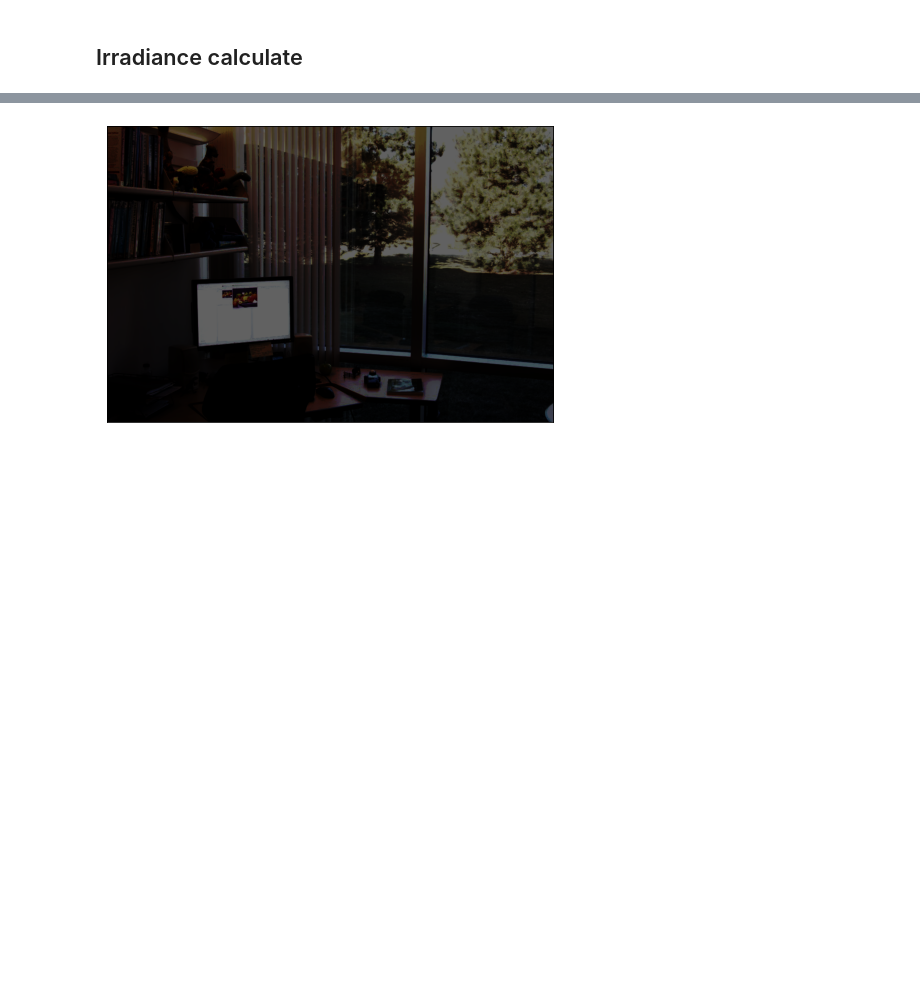
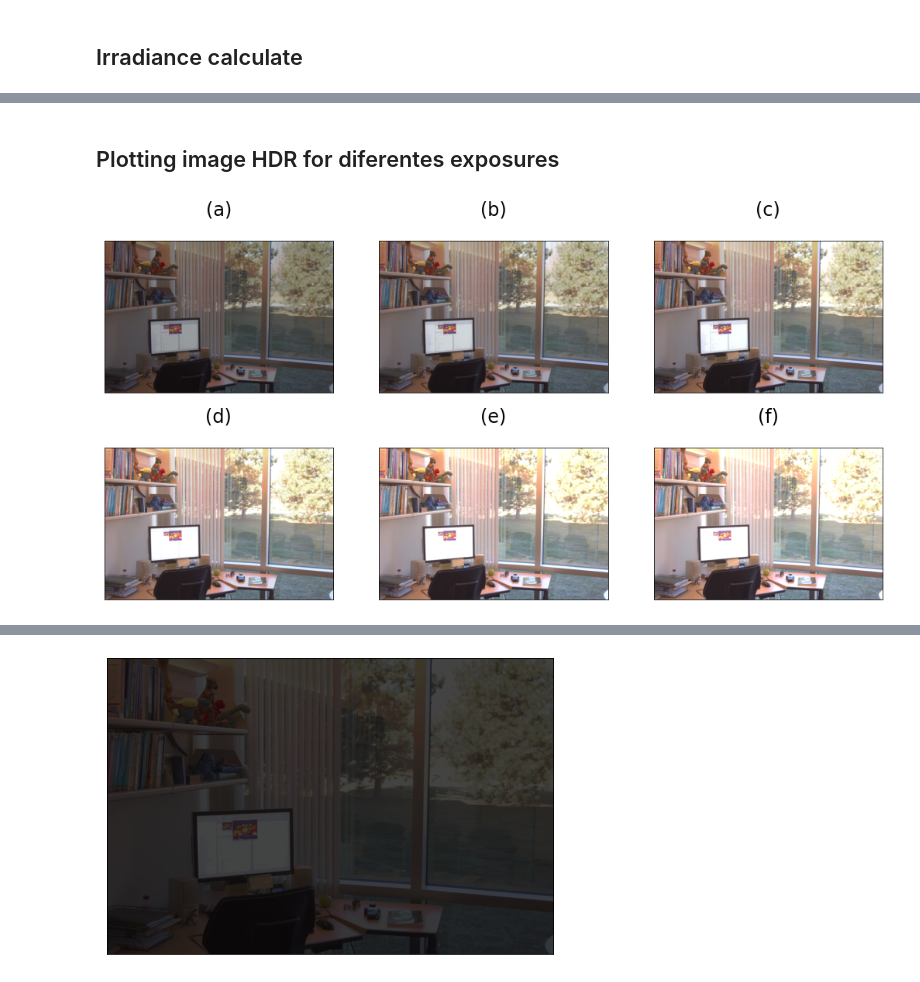
Before and after one commit to GuilhermeTorresMarquesVidal/CP-Assignment_2-HDR_Imaging_andTone_Mapping, a Jupyter notebook: Main.ipynb, the cells around one changed output, grey strips where cells are left out. Saved outputs shown, nothing was run; the diff lists cells and outputs as text; code cells hidden in the pictures; blank space fills up the shorter version.

```diff
--- a/Main.ipynb
+++ b/Main.ipynb
@@ -42,7 +63,9 @@ Em = calc_irradiance(
 # %%
-mult_exposures = np.array([20,50,60,80])
+mult_exposures = np.array([20,40,60,80,100,120])
 
 images_HDR = []
 
 for exposure in mult_exposures:
-    images_HDR.append(remove_out_layers((Em*exposure).astype(int)))
+    temp = Em*exposure
+    temp = gamma_correction(image = temp, gamma = gamma).astype(int)
+    images_HDR.append(temp)
@@ -110,0 +72,29 @@ img_LG = img_LG.astype(int)
+# %% [markdown]
+## Plotting image HDR for diferentes exposures
+# %%
+fig, axs = plt.subplots(2,3, figsize = (18,9))
+
+axs[0][0].imshow(images_HDR[0])
+axs[0][1].imshow(images_HDR[1])
+axs[0][2].imshow(images_HDR[2])
+axs[1][0].imshow(images_HDR[3])
+axs[1][1].imshow(images_HDR[4])
+axs[1][2].imshow(images_HDR[5])
+
+titles = [['(a)\n', '(b)\n', '(c)\n'], ['(d)\n', '(e)\n', '(f)\n']]
+
+for axss, titless in zip(axs,titles):
+    for ax, title in zip(axss, titless):
+
+        # Set title
+
+        ax.set_title(title, fontsize = 24)
+
+        # Remove axis
+
+        ax.xaxis.set_major_locator(NullLocator())
+        ax.yaxis.set_major_locator(NullLocator())
+
+plt.savefig("Images/HDR_diff_exposures.png")
+# %% [output]
+[figure, added]
```
Also changed, not shown: parts of 18 cells of this notebook, 15 other files.
